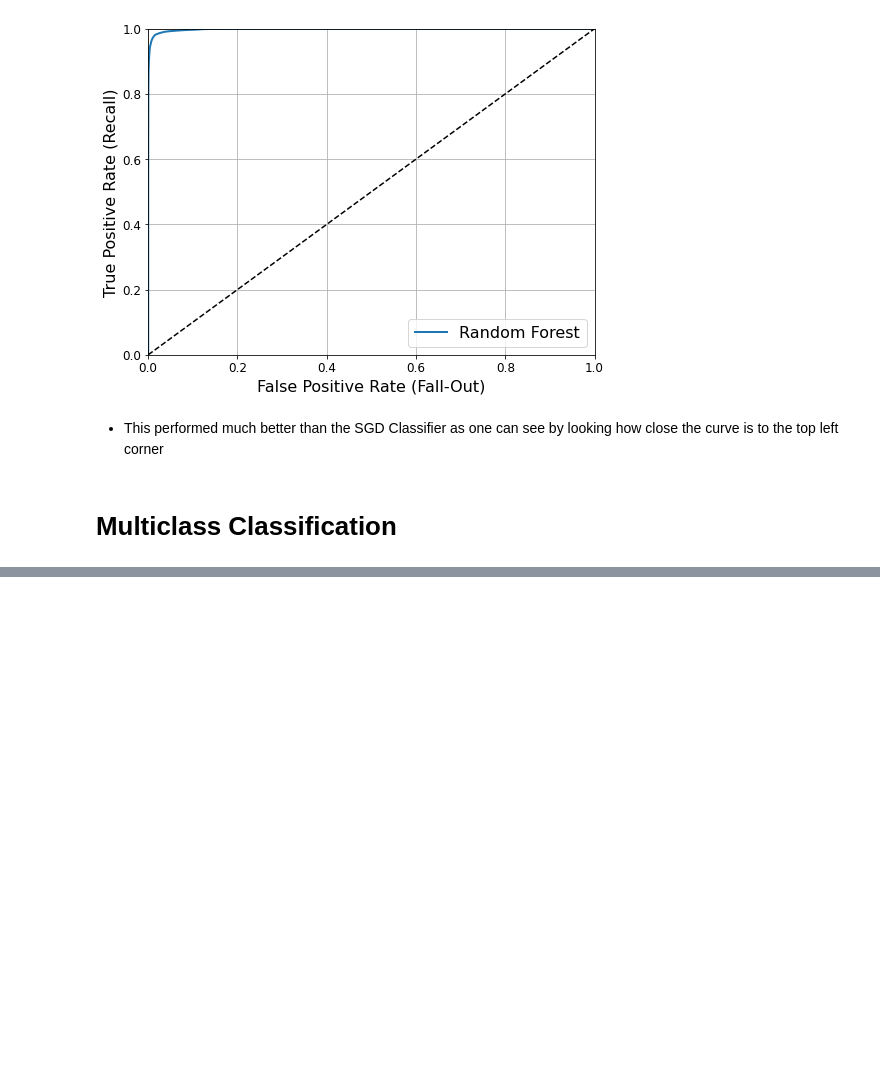
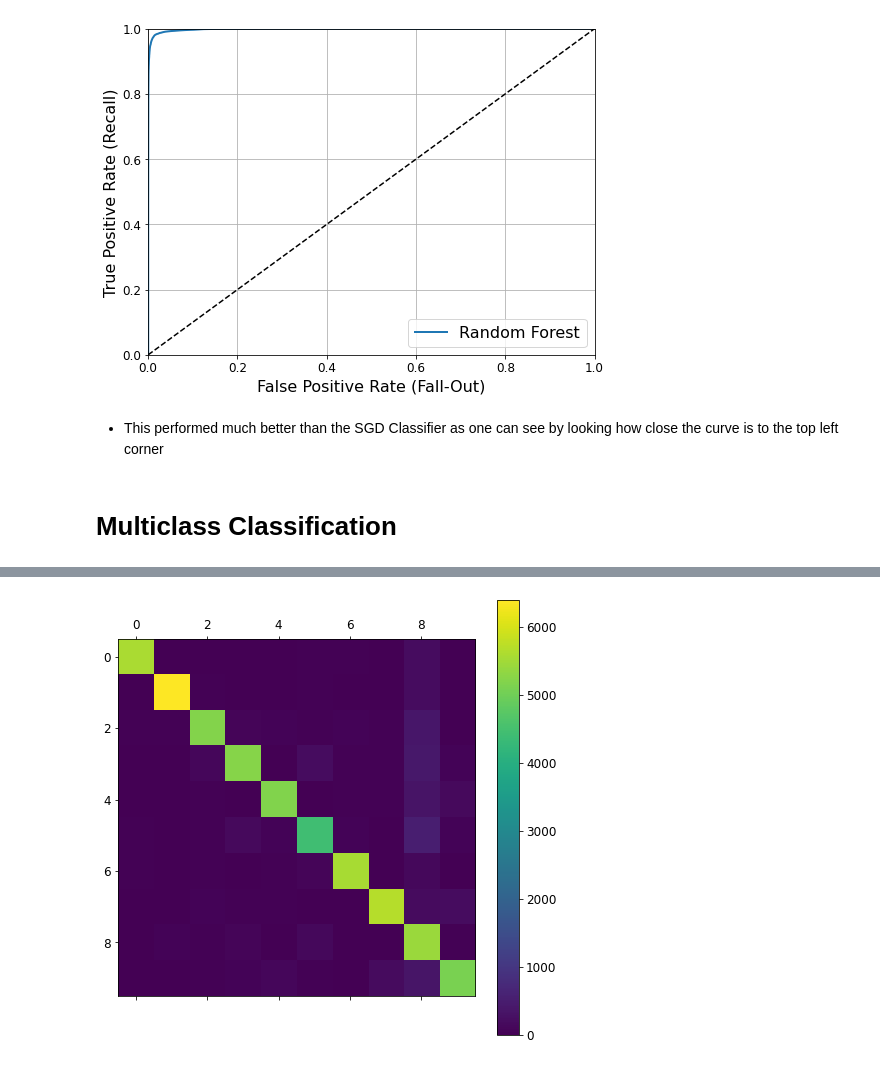
Before and after one commit to gilbert-noriega-ii/hand-written-digits-classification, a Jupyter notebook: final_notebook.ipynb, the cells around one changed output, grey strips where cells are left out. Saved outputs shown, nothing was run; the diff lists cells and outputs as text; code cells hidden in the pictures; blank space fills up the shorter version.

```diff
--- a/final_notebook.ipynb
+++ b/final_notebook.ipynb
@@ -245,0 +295,4 @@ functions.plot_roc_curve(fpr_forest, tpr_forest, "Random Forest")
+# %%
+#Did not have to run OvR or OvO because SGD classifiers can directly classify instances into mutliple classes
+sgd_clf.fit(X_train, y_train)
+sgd_clf.predict([some_digit])
@@ -245,0 +320,3 @@ functions.plot_roc_curve(fpr_forest, tpr_forest, "Random Forest")
+# %%
+scaler = StandardScaler()
+X_train_scaled = scaler.fit_transform(X_train.astype(np.float64))
@@ -245,0 +327,5 @@ functions.plot_roc_curve(fpr_forest, tpr_forest, "Random Forest")
+# %%
+#creating a confusion matrix for the scaled data
+y_train_pred = cross_val_predict(sgd_clf, X_train_scaled, y_train, cv=3)
+conf_mx = confusion_matrix(y_train, y_train_pred)
+conf_mx
@@ -245,0 +343,9 @@ functions.plot_roc_curve(fpr_forest, tpr_forest, "Random Forest")
+# %%
+#creating an image for the confusion matrix for easier reading
+fig = plt.figure(figsize=(8,8))
+ax = fig.add_subplot(111)
+cax = ax.matshow(conf_mx)
+fig.colorbar(cax)
+plt.show()
+# %% [output]
+[figure, added]
```
Also changed, not shown: parts of 52 cells of this notebook.
